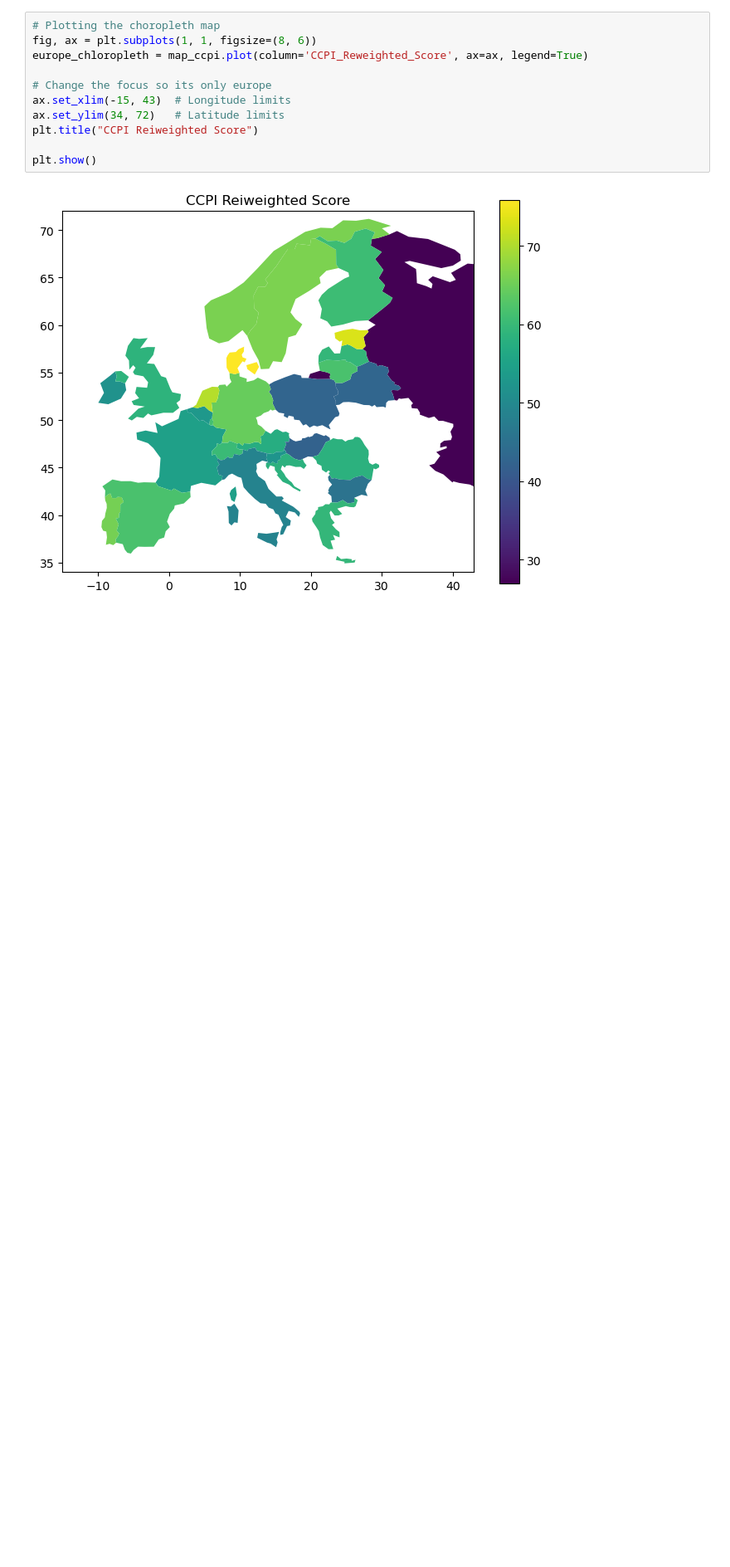
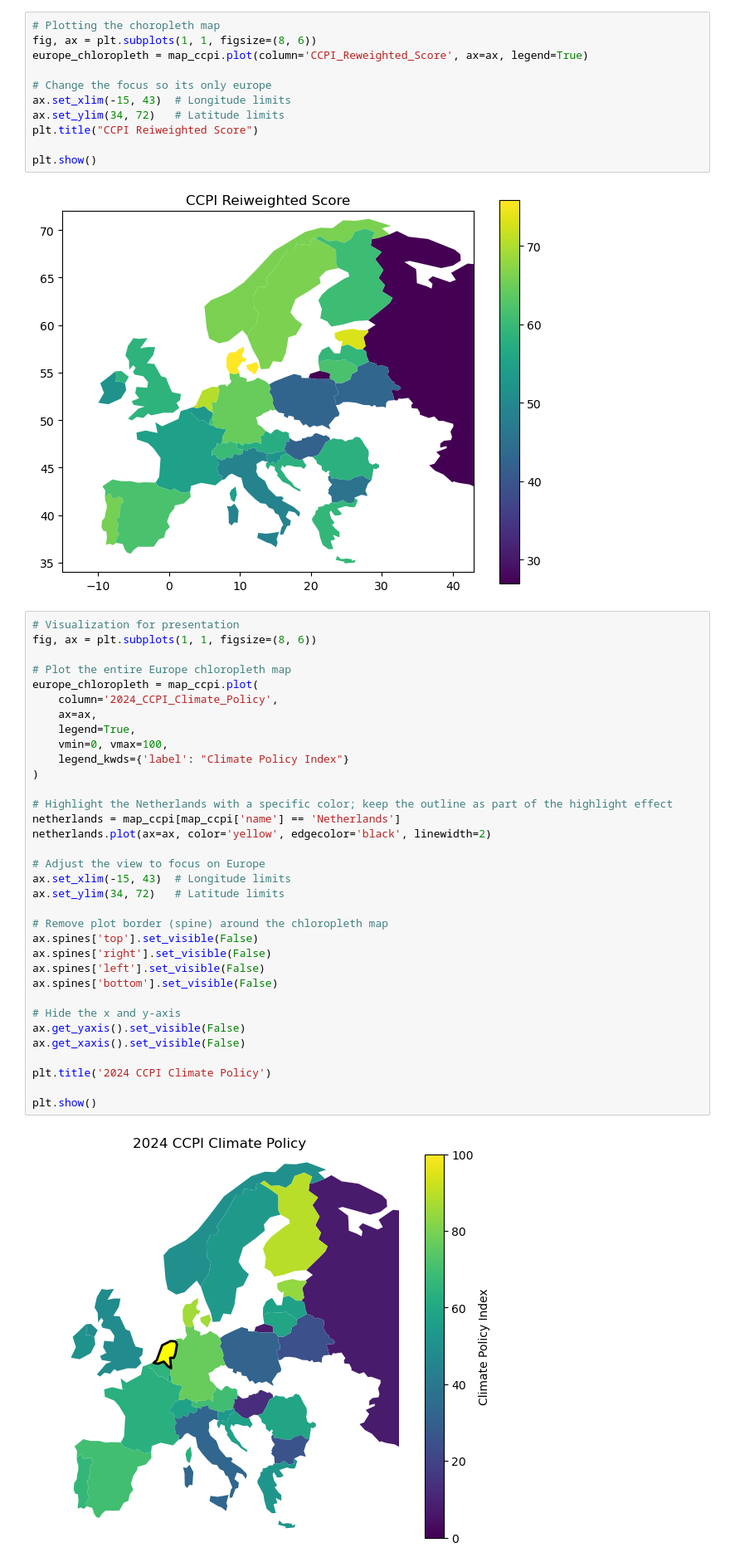
Before and after one commit to pavobravo11/Data501_Project, a Jupyter notebook: Environmental/ccpi_2024_visualizations.ipynb, the cells around one changed output. Shown at 83% size. Cells and saved outputs as stored; diff of their text form; blank space fills up the shorter version.

```diff
--- a/Environmental/ccpi_2024_visualizations.ipynb
+++ b/Environmental/ccpi_2024_visualizations.ipynb
@@ -29,3 +29,39 @@ plt.title("CCPI Reiweighted Score")
 plt.show()
 # %% [output]
 [figure]
+# %%
+# Visualization for presentation
+fig, ax = plt.subplots(1, 1, figsize=(8, 6))
+
+# Plot the entire Europe chloropleth map
+europe_chloropleth = map_ccpi.plot(
+    column='2024_CCPI_Climate_Policy',
+    ax=ax,
+    legend=True,
+    vmin=0, vmax=100,
+    legend_kwds={'label': "Climate Policy Index"}
+)
+
+# Highlight the Netherlands with a specific color; keep the outline as part of the highlight effect
+netherlands = map_ccpi[map_ccpi['name'] == 'Netherlands']
+netherlands.plot(ax=ax, color='yellow', edgecolor='black', linewidth=2)
+
+# Adjust the view to focus on Europe
+ax.set_xlim(-15, 43)  # Longitude limits
+ax.set_ylim(34, 72)   # Latitude limits
+
+# Remove plot border (spine) around the chloropleth map
+ax.spines['top'].set_visible(False)
+ax.spines['right'].set_visible(False)
+ax.spines['left'].set_visible(False)
+ax.spines['bottom'].set_visible(False)
+
+# Hide the x and y-axis
+ax.get_yaxis().set_visible(False)
+ax.get_xaxis().set_visible(False)
+
+plt.title('2024 CCPI Climate Policy')
+
+plt.show()
+# %% [output]
+[figure, added]
```
Also changed, not shown: parts of 3 cells of this notebook, 9 other files.
